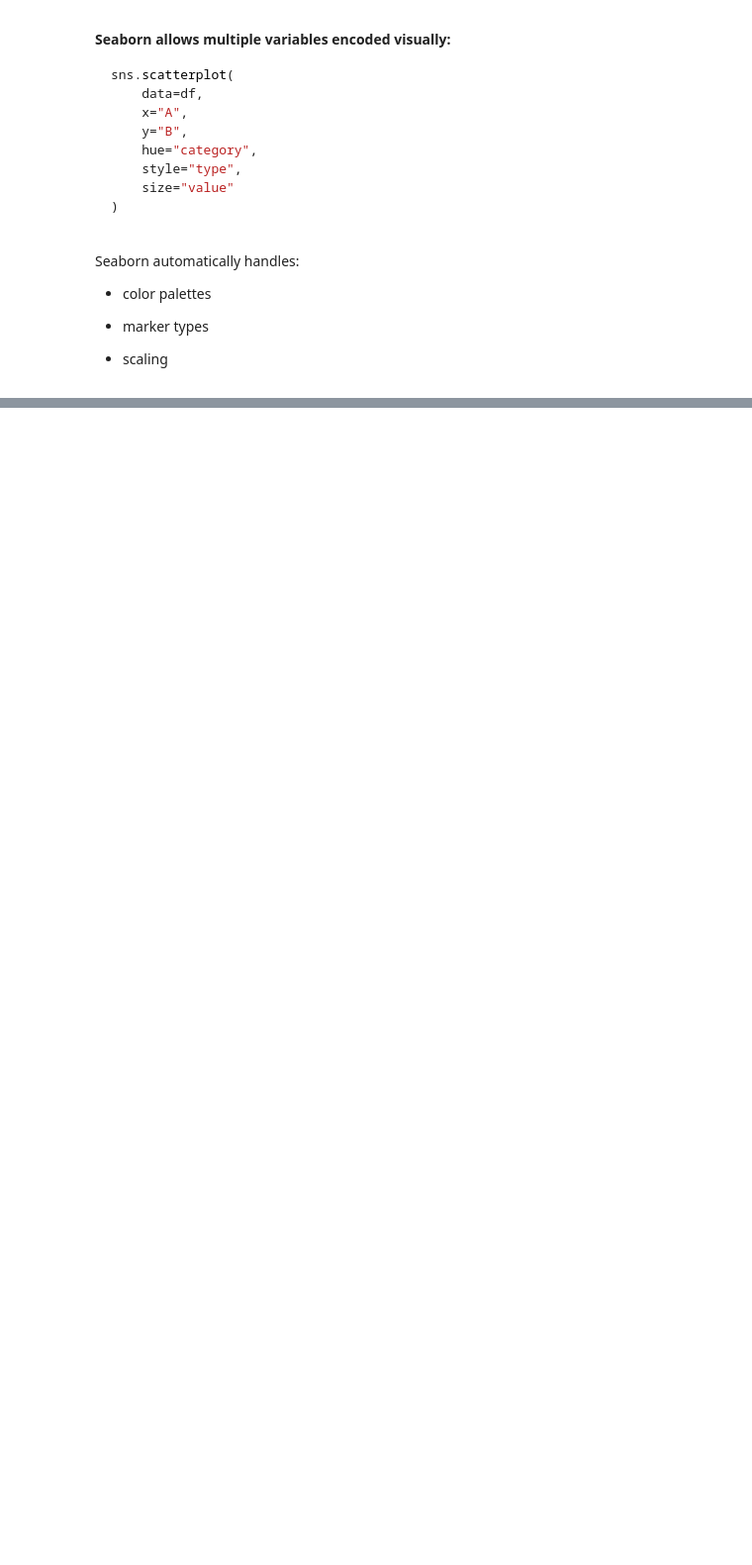
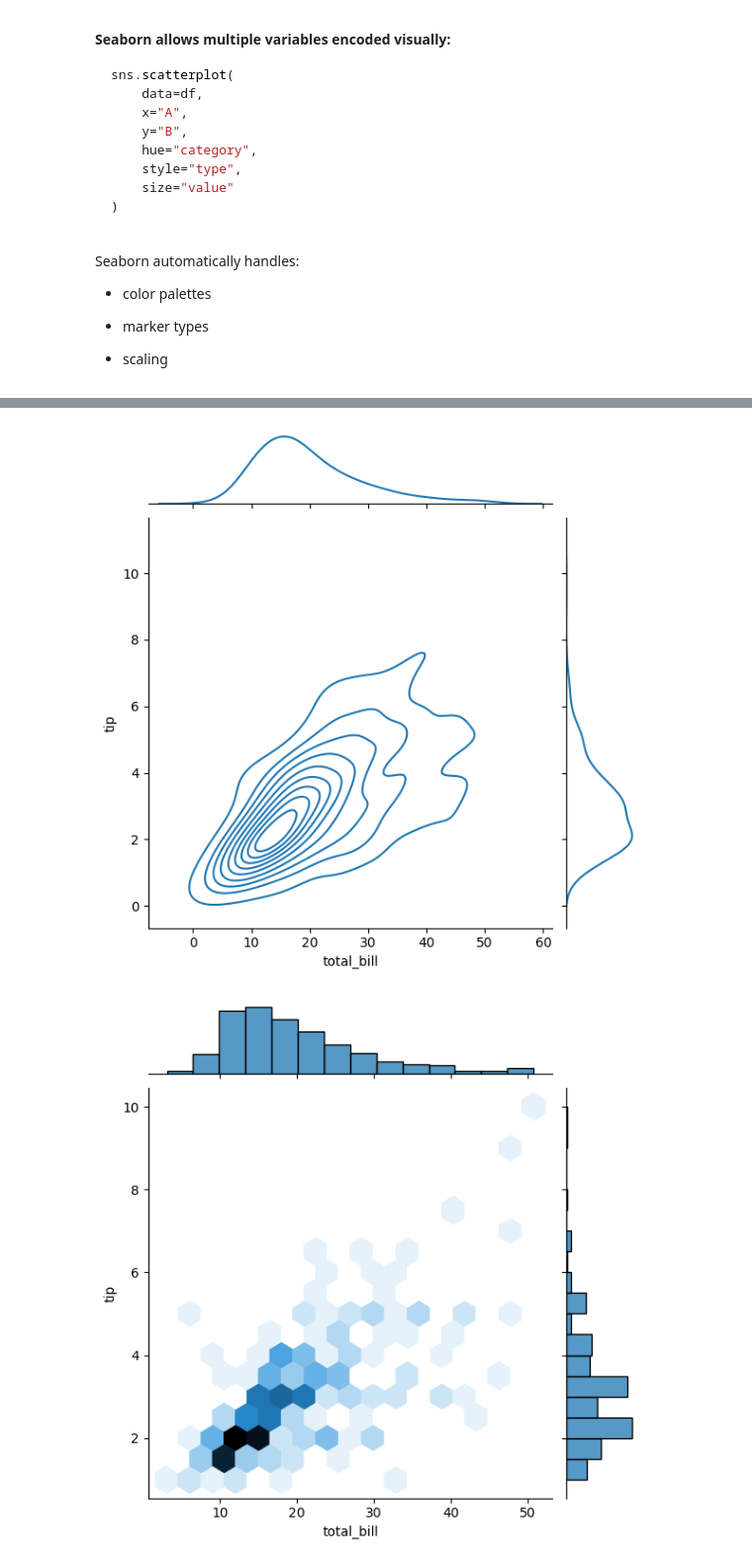
Before and after one commit to jci02/Data-Visualization, a Jupyter notebook: Matplotlib and Seaborn.ipynb, the cells around one changed output, grey strips where cells are left out. Shown at 99% size. Cells and saved outputs as stored; diff of their text form; code cells hidden in the pictures; blank space fills up the shorter version.

```diff
--- a/Matplotlib and Seaborn.ipynb
+++ b/Matplotlib and Seaborn.ipynb
@@ -1086,0 +1220,16 @@ Seaborn automatically handles:
+# %%
+
+sns.jointplot(x='total_bill',y='tip',data=tips,kind='kde')  # we visualize x and y using jointplot to see the realation betwen x,y
+plt.show()
+
+
+sns.jointplot(x='total_bill',y='tip',data=tips,kind='hex') # relation between x=total_bill and y=tip
+# the total_bill is concentrated again between 10 and 20 and the tip is concentrated between 2 and 4
+plt.show()
+
+
+sns.jointplot(x='total_bill',y='tip',data=tips,kind='reg') # reg is a regression line
+plt.show()
+# %% [output]
+[figure, added]
+[figure, added]
```
Also changed, not shown: parts of 12 cells of this notebook.
